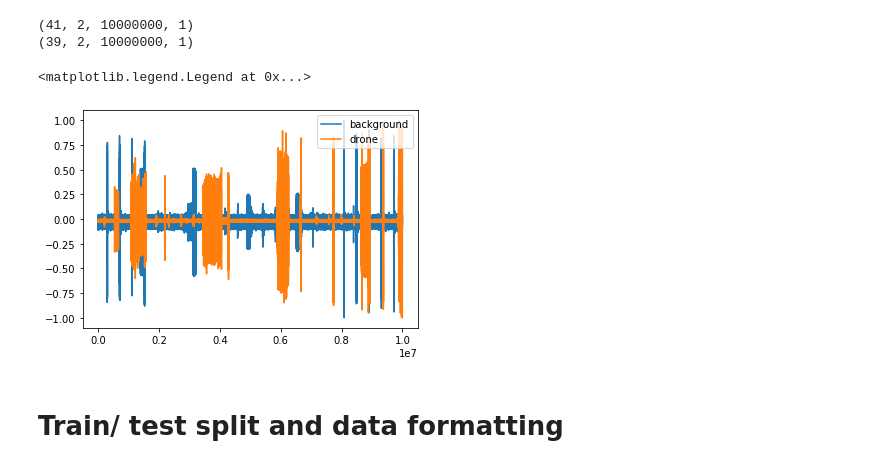
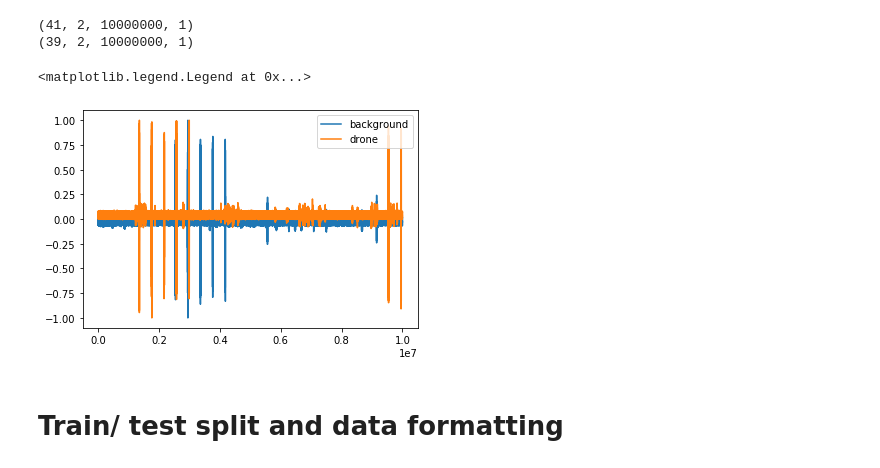
Before and after one commit to nihadern/cam-rf-drone-detection, a Jupyter notebook: Initial CNN.ipynb, the cells around one changed output. Saved outputs shown, nothing was run; the diff lists cells and outputs as text; code cells hidden in the pictures.

```diff
--- a/Initial CNN.ipynb
+++ b/Initial CNN.ipynb
@@ -18,13 +18,13 @@ print(drone.shape)
 (39, 2, 10000000, 1)
 # %%
 num = random.randint(0, len(background)-1)
-channel = random.
+channel = random.choice([0,1])
 plt.plot(background[num][channel], label="background")
 plt.plot(drone[num][channel],label="drone")
 plt.legend(loc='upper right')
 # %% [output]
 <matplotlib.legend.Legend at 0x...>
-[figure, old version]
+[figure, new version]
 # %% [markdown]
 # Train/ test split and data formatting
 # %%
```
Also changed, not shown: parts of 3 cells of this notebook, 4 other files.
